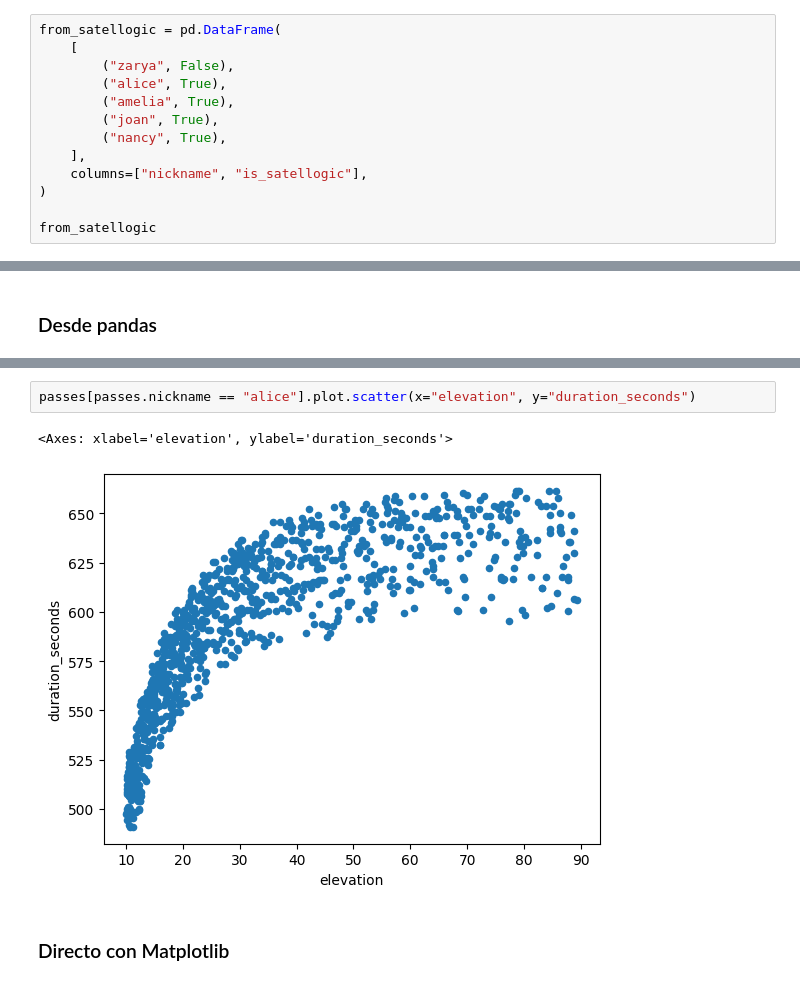
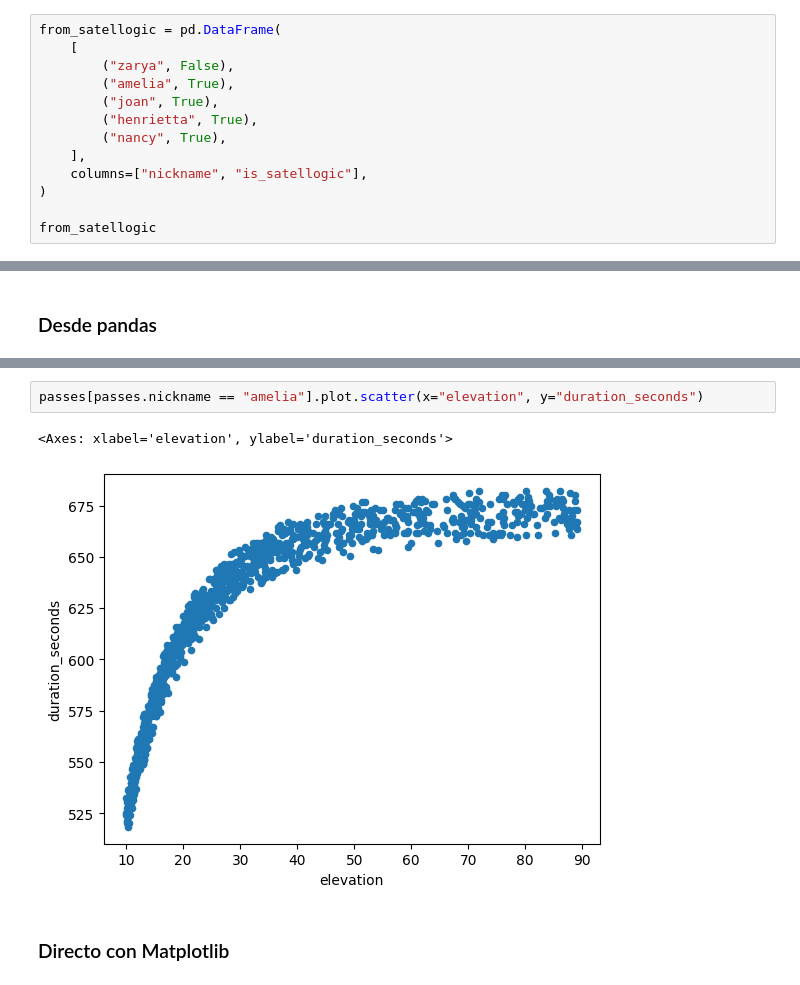
Before and after one commit to ucseml-team/machine-learning-course, a Jupyter notebook: intro_herramientas_basicas.ipynb, the cells around one changed output, grey strips where cells are left out. Cells and saved outputs as stored; diff of their text form.

```diff
--- a/intro_herramientas_basicas.ipynb
+++ b/intro_herramientas_basicas.ipynb
@@ -433,9 +437,9 @@ passes.groupby("nickname").aggregate({"elevation": "mean", "duration": "max", "s
 from_satellogic = pd.DataFrame(
     [
         ("zarya", False),
-        ("alice", True),
         ("amelia", True),
         ("joan", True),
+        ("henrietta", True),
         ("nancy", True),
     ],
     columns=["nickname", "is_satellogic"],
@@ -720,8 +724,8 @@ passes.plot.scatter(x="elevation", y="duration_seconds")
 # %%
-passes[passes.nickname == "alice"].plot.scatter(x="elevation", y="duration_seconds")
+passes[passes.nickname == "amelia"].plot.scatter(x="elevation", y="duration_seconds")
 # %% [output]
 <Axes: xlabel='elevation', ylabel='duration_seconds'>
-[figure, old version]
+[figure, new version]
 # %% [markdown]
 ### Directo con Matplotlib
 # %%
```
Also changed, not shown: parts of 46 cells of this notebook, 2 other files.
